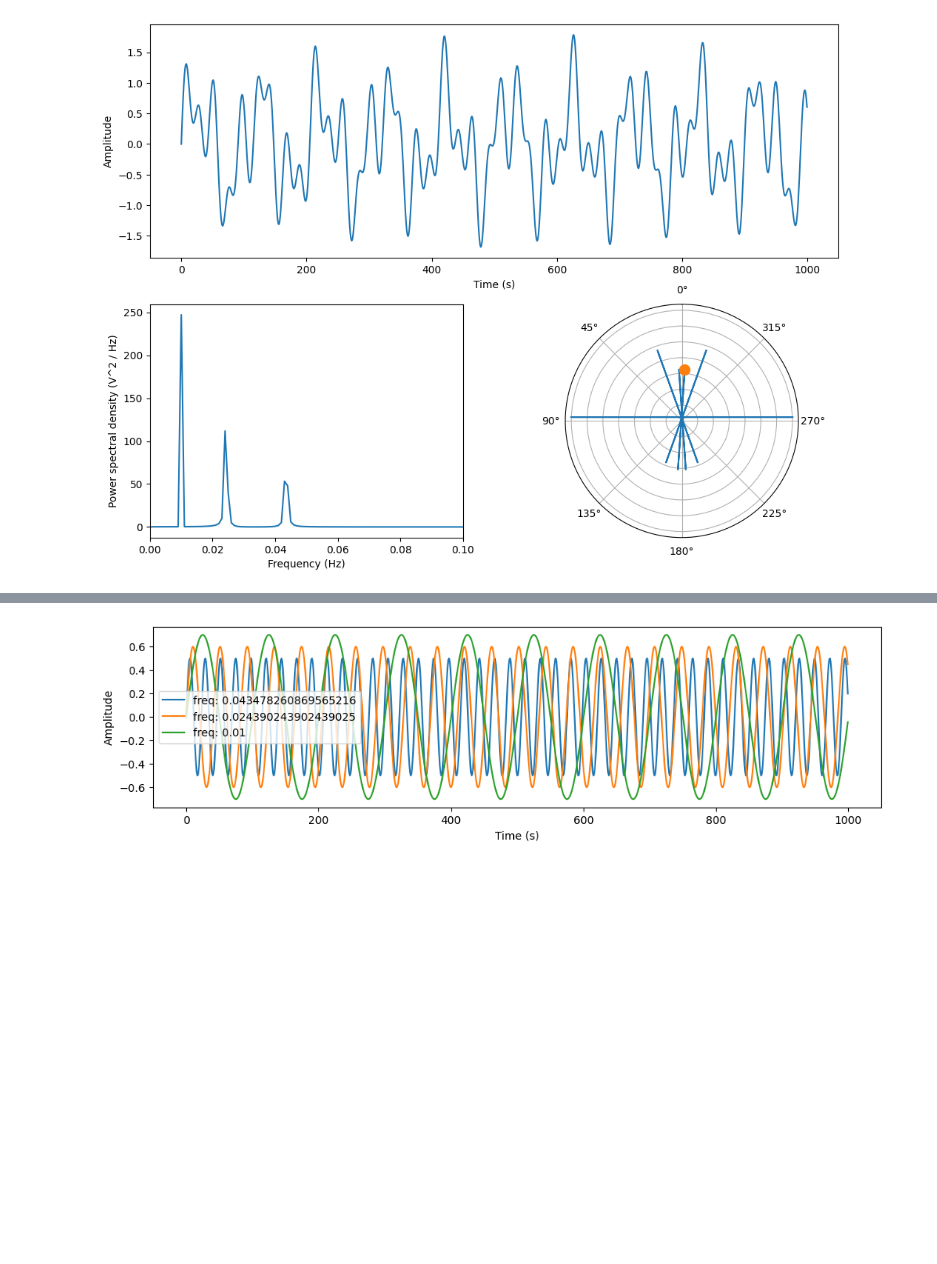
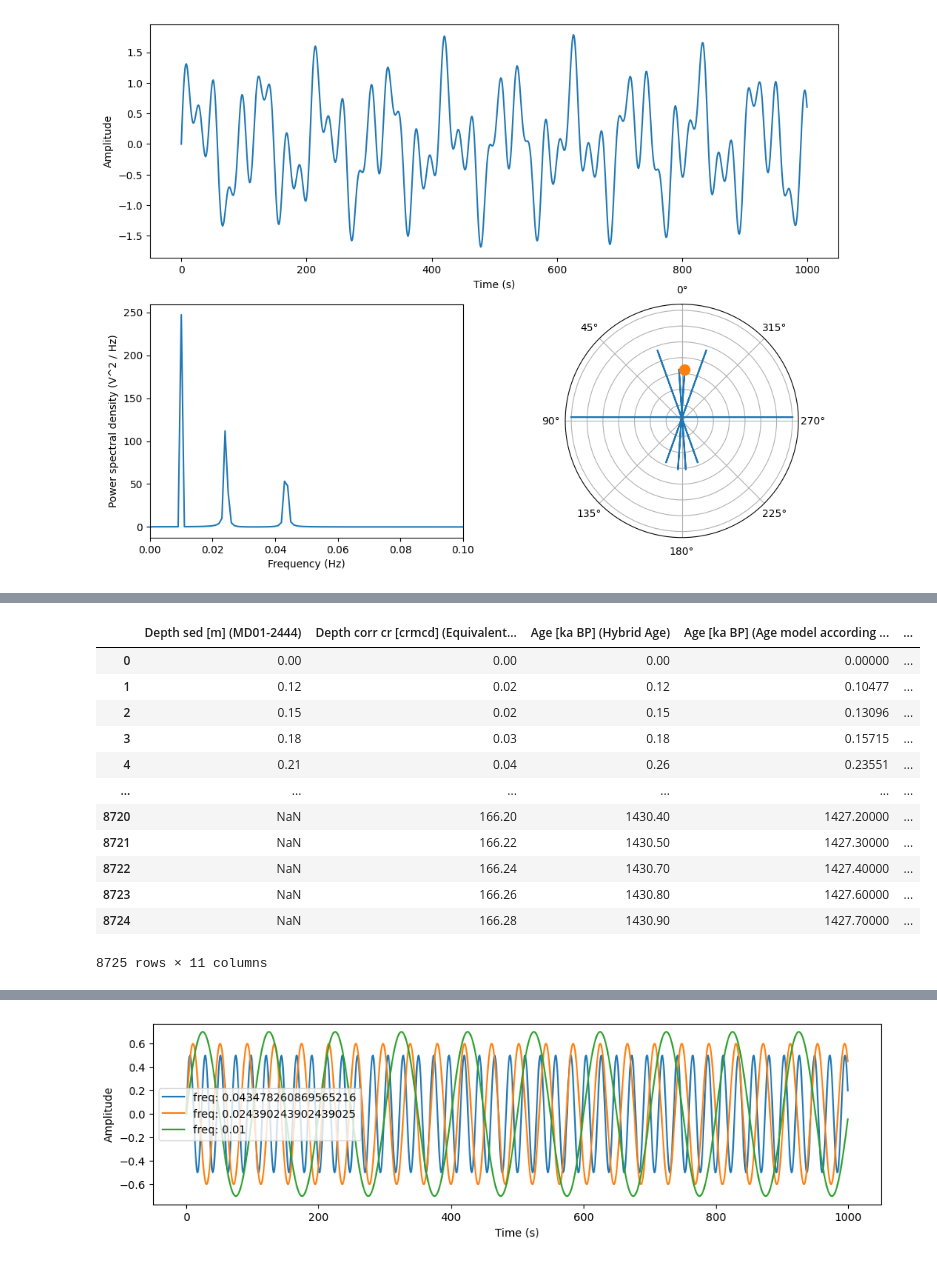
Before and after one commit to Peisong-Zheng/NS_syn, a Jupyter notebook: pre_phase_dis.ipynb, the cells around one changed output, grey strips where cells are left out. Saved outputs shown, nothing was run; the diff lists cells and outputs as text; code cells hidden in the pictures; blank space fills up the shorter version.

```diff
--- a/pre_phase_dis.ipynb
+++ b/pre_phase_dis.ipynb
@@ -468,0 +519,16 @@ plt.show()
+# %%
+plank
+# %% [output]
+|  | Depth sed [m] (MD01-2444) | Depth corr cr [crmcd] (Equivalent... | Age [ka BP] (Hybrid Age) | Age [ka BP] (Age model according ... | ... |
+| 0 | 0.00 | 0.00 | 0.00 | 0.00000 | ... |
+| 1 | 0.12 | 0.02 | 0.12 | 0.10477 | ... |
+| 2 | 0.15 | 0.02 | 0.15 | 0.13096 | ... |
+| 3 | 0.18 | 0.03 | 0.18 | 0.15715 | ... |
+| 4 | 0.21 | 0.04 | 0.26 | 0.23551 | ... |
+| ... | ... | ... | ... | ... | ... |
+| 8720 | NaN | 166.20 | 1430.40 | 1427.20000 | ... |
+| 8721 | NaN | 166.22 | 1430.50 | 1427.30000 | ... |
+| 8722 | NaN | 166.24 | 1430.70 | 1427.40000 | ... |
+| 8723 | NaN | 166.26 | 1430.80 | 1427.60000 | ... |
+| 8724 | NaN | 166.28 | 1430.90 | 1427.70000 | ... |
+8725 rows × 11 columns
```
Also changed, not shown: parts of 5 cells of this notebook.
